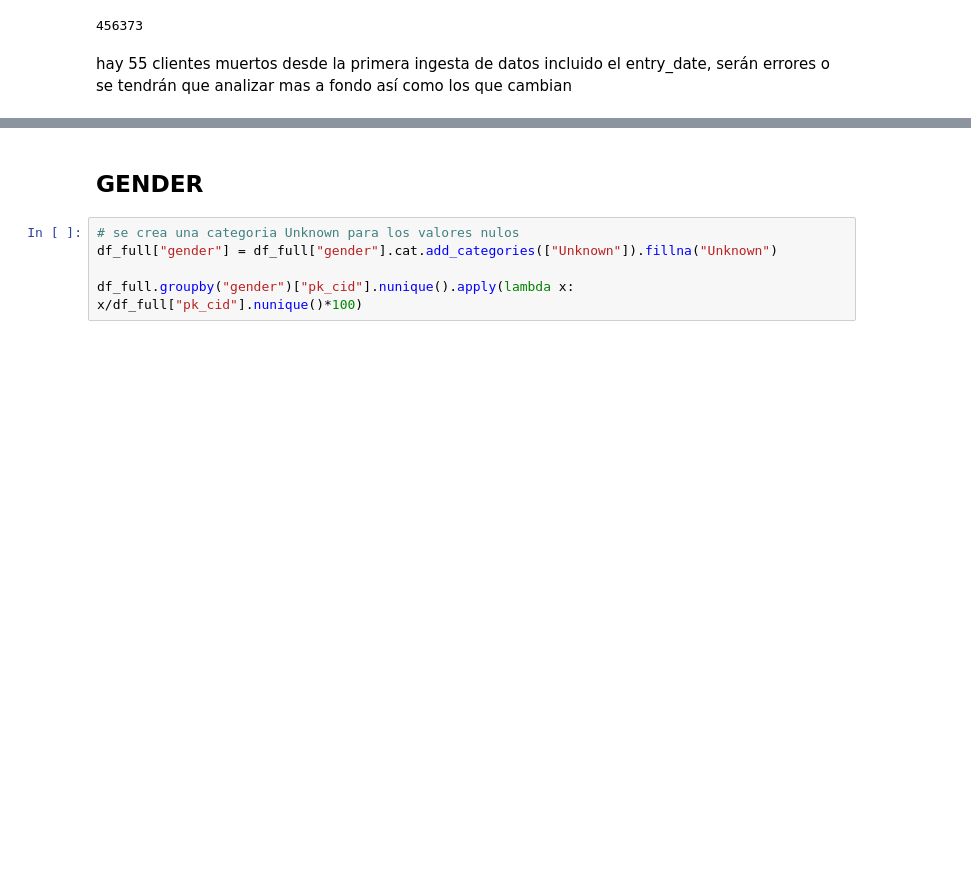
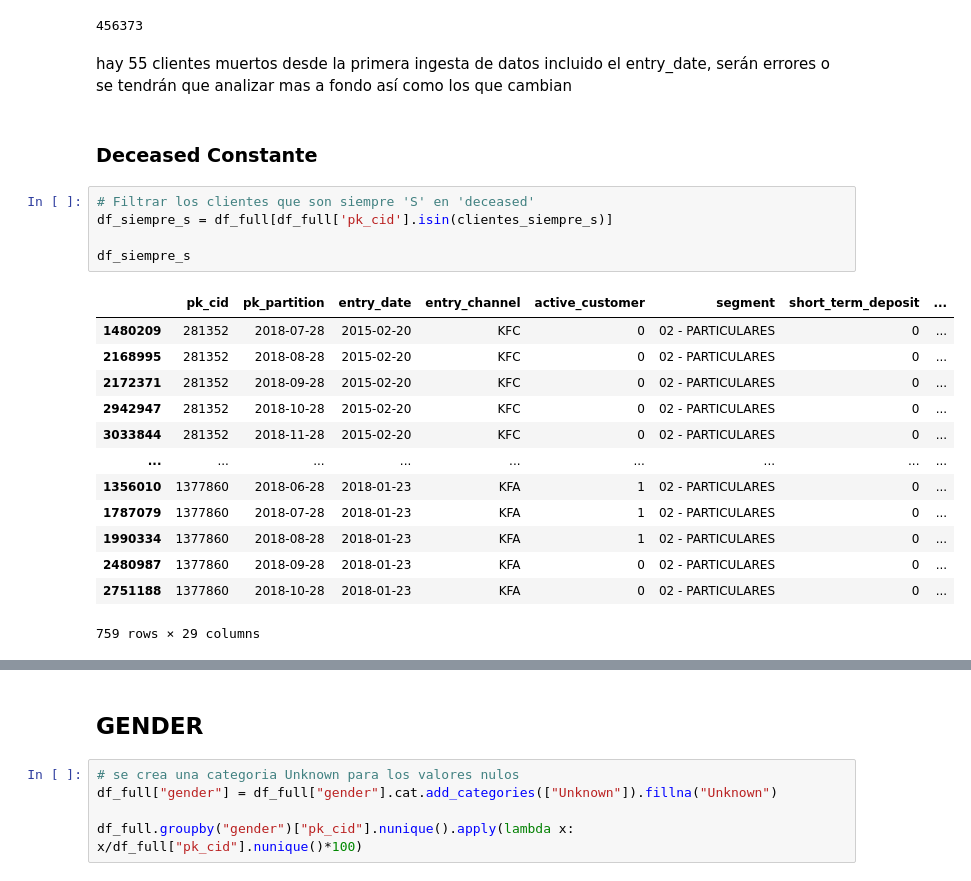
Before and after one commit to jascicz/easy_money_Project, a Jupyter notebook: Tarea_1_Análisis_BI/socio_demografico.ipynb, the cells around one changed output, grey strips where cells are left out. Drawn from its saved outputs; the diff is of its cells as text; blank space fills up the shorter version.

```diff
--- a/Tarea_1_Análisis_BI/socio_demografico.ipynb
+++ b/Tarea_1_Análisis_BI/socio_demografico.ipynb
@@ -513,3 +553,24 @@ n_total
 456373
 # %% [markdown]
 hay 55 clientes muertos desde la primera ingesta de datos incluido el entry_date, serán errores o se tendrán que analizar mas a fondo así como los que cambian
+# %% [markdown]
+### Deceased Constante
+# %%
+# Filtrar los clientes que son siempre 'S' en 'deceased'
+df_siempre_s = df_full[df_full['pk_cid'].isin(clientes_siempre_s)]
+
+df_siempre_s
+# %% [output]
+|  | pk_cid | pk_partition | entry_date | entry_channel | active_customer | segment | short_term_deposit | ... |
+| 1480209 | 281352 | 2018-07-28 | 2015-02-20 | KFC | 0 | 02 - PARTICULARES | 0 | ... |
+| 2168995 | 281352 | 2018-08-28 | 2015-02-20 | KFC | 0 | 02 - PARTICULARES | 0 | ... |
+| 2172371 | 281352 | 2018-09-28 | 2015-02-20 | KFC | 0 | 02 - PARTICULARES | 0 | ... |
+| 2942947 | 281352 | 2018-10-28 | 2015-02-20 | KFC | 0 | 02 - PARTICULARES | 0 | ... |
+| 3033844 | 281352 | 2018-11-28 | 2015-02-20 | KFC | 0 | 02 - PARTICULARES | 0 | ... |
+| ... | ... | ... | ... | ... | ... | ... | ... | ... |
+| 1356010 | 1377860 | 2018-06-28 | 2018-01-23 | KFA | 1 | 02 - PARTICULARES | 0 | ... |
+| 1787079 | 1377860 | 2018-07-28 | 2018-01-23 | KFA | 1 | 02 - PARTICULARES | 0 | ... |
+| 1990334 | 1377860 | 2018-08-28 | 2018-01-23 | KFA | 1 | 02 - PARTICULARES | 0 | ... |
+| 2480987 | 1377860 | 2018-09-28 | 2018-01-23 | KFA | 0 | 02 - PARTICULARES | 0 | ... |
+| 2751188 | 1377860 | 2018-10-28 | 2018-01-23 | KFA | 0 | 02 - PARTICULARES | 0 | ... |
+759 rows × 29 columns
```
Also changed, not shown: parts of 40 cells of this notebook.
